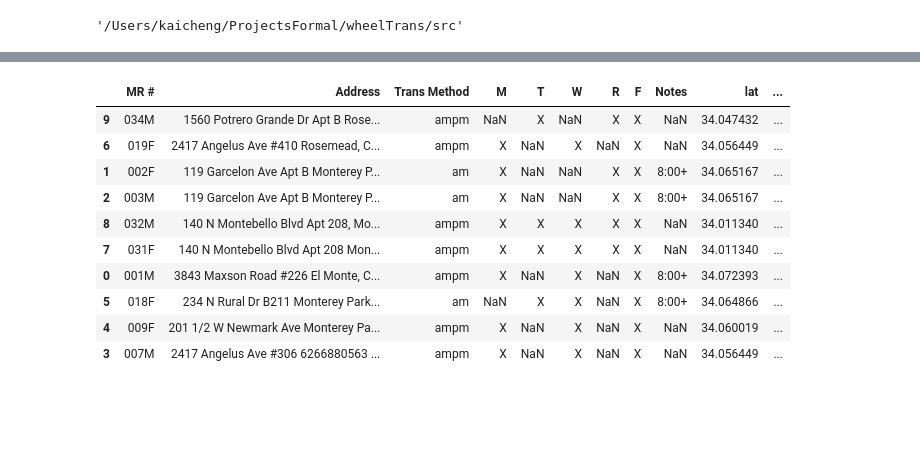
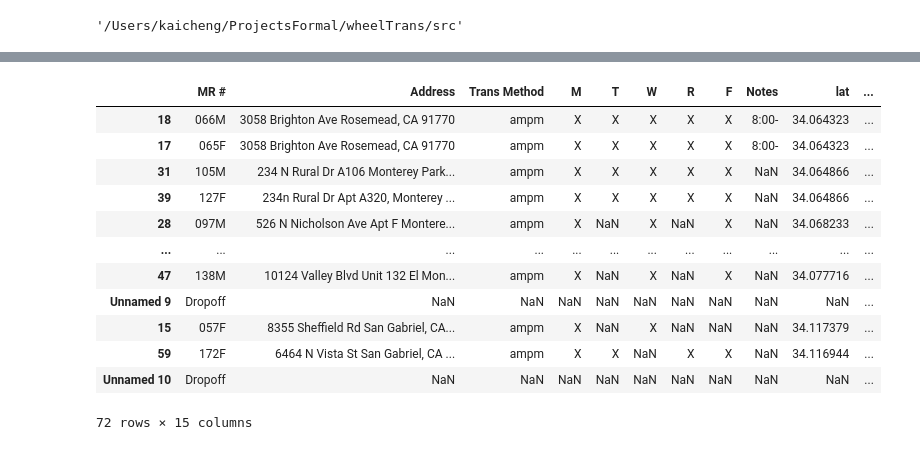
Before and after one commit to KC-Zhang/wheelTrans, a Jupyter notebook: src/wheeltrans/mainNotebook.ipynb, the cells around one changed output, grey strips where cells are left out. Saved outputs shown, nothing was run; the diff lists cells and outputs as text; code cells hidden in the pictures; blank space fills up the shorter version.

```diff
--- a/src/wheeltrans/mainNotebook.ipynb
+++ b/src/wheeltrans/mainNotebook.ipynb
@@ -86,7 +92,7 @@ waypoints = [origin, address1, address2, destination]
 # print(coordinates)
 # response = call_sync_api()
 # %%
-weekday = 'F' # 'M', 'T', 'W', 'R', 'F'
+weekday = 'M' # 'M', 'T', 'W', 'R', 'F'
 
 def handleInvalidAddress(df):
     print ("toDo")
@@ -97,7 +103,7 @@ handleInvalidAddress(df)
 attendingAMdf = df[df[weekday].notna() & (df['Trans Method'].isin(['am', 'ampm']))]
 cleanDf = attendingAMdf.loc[:, ['MR #','Address','Trans Method', 'M', 'T', 'W', 'R', 'F', 'Notes']]
 #dev short
-cleanDf = cleanDf[:10]
+# cleanDf = cleanDf[:10]
 cleanDf
 # %% [output]
 toDo
@@ -210,29 +263,45 @@ total_cost: 26.866666666666667
 # %%
-optimizedList = []
+import polyline
 
+optimizedList=[]
 for vehicleRoute in fleetOptimizationResponse.routes:
+    points = vehicleRoute.route_polyline.points
+    startingMarker = f'34.0623483,-118.0859541'
     for index, visit in enumerate(vehicleRoute.visits):
+        if not visit.is_pickup:
+            row = pandas.Series()
+            row.loc["order"]= index
+            row.loc["vehicle"]= vehicleRoute.vehicle_index or 0
+            row.loc['MR #'] = "Dropoff"
+            row.loc["arrival time"]= visit.start_time
+            if optimizedList[-1]['MR #'] != "Dropoff":
+                optimizedList.append(row)
+            continue
+
         shipmentId = visit.shipment_index or 0
         row = geocodedDf.loc[shipmentId].copy()
         row.loc["arrival time"]= visit.start_time
         row.loc["vehicle"]= vehicleRoute.vehicle_index or 0
         row.loc["order"]= index
+        row.loc["routePolyline"]= points
         optimizedList.append(row)
 
 optimizedDf = pandas.DataFrame(optimizedList)
 optimizedDf
 # %% [output]
 |  | MR # | Address | Trans Method | M | T | W | R | F | Notes | lat | ... |
-| 9 | 034M | 1560 Potrero Grande Dr Apt B Rose... | ampm | NaN | X | NaN | X | X | NaN | 34.047432 | ... |
-| 6 | 019F | 2417 Angelus Ave #410 Rosemead, C... | ampm | X | NaN | X | NaN | X | NaN | 34.056449 | ... |
-| 1 | 002F | 119 Garcelon Ave Apt B Monterey P... | am | X | NaN | NaN | X | X | 8:00+ | 34.065167 | ... |
-| 2 | 003M | 119 Garcelon Ave Apt B Monterey P... | am | X | NaN | NaN | X | X | 8:00+ | 34.065167 | ... |
-| 8 | 032M | 140 N Montebello Blvd Apt 208, Mo... | ampm | X | X | X | X | X | NaN | 34.011340 | ... |
-| 7 | 031F | 140 N Montebello Blvd Apt 208 Mon... | ampm | X | X | X | X | X | NaN | 34.011340 | ... |
-| 0 | 001M | 3843 Maxson Road #226 El Monte, C... | ampm | X | NaN | X | NaN | X | 8:00+ | 34.072393 | ... |
-| 5 | 018F | 234 N Rural Dr B211 Monterey Park... | am | NaN | X | X | NaN | X | 8:00+ | 34.064866 | ... |
-| 4 | 009F | 201 1/2 W Newmark Ave Monterey Pa... | ampm | X | NaN | X | NaN | X | NaN | 34.060019 | ... |
-| 3 | 007M | 2417 Angelus Ave #306 6266880563 ... | ampm | X | NaN | X | NaN | X | NaN | 34.056449 | ... |
+| 18 | 066M | 3058 Brighton Ave Rosemead, CA 91770 | ampm | X | X | X | X | X | 8:00- | 34.064323 | ... |
+| 17 | 065F | 3058 Brighton Ave Rosemead, CA 91770 | ampm | X | X | X | X | X | 8:00- | 34.064323 | ... |
+| 31 | 105M | 234 N Rural Dr A106 Monterey Park... | ampm | X | X | X | X | X | NaN | 34.064866 | ... |
+| 39 | 127F | 234n Rural Dr Apt A320, Monterey ... | ampm | X | X | X | X | X | NaN | 34.064866 | ... |
+| 28 | 097M | 526 N Nicholson Ave Apt F Montere... | ampm | X | NaN | X | NaN | X | NaN | 34.068233 | ... |
+| ... | ... | ... | ... | ... | ... | ... | ... | ... | ... | ... | ... |
+| 47 | 138M | 10124 Valley Blvd Unit 132 El Mon... | ampm | X | NaN | X | NaN | X | NaN | 34.077716 | ... |
+| Unnamed 9 | Dropoff | NaN | NaN | NaN | NaN | NaN | NaN | NaN | NaN | NaN | ... |
+| 15 | 057F | 8355 Sheffield Rd San Gabriel, CA... | ampm | X | NaN | X | NaN | NaN | NaN | 34.117379 | ... |
+| 59 | 172F | 6464 N Vista St San Gabriel, CA ... | ampm | X | X | NaN | X | X | NaN | 34.116944 | ... |
+| Unnamed 10 | Dropoff | NaN | NaN | NaN | NaN | NaN | NaN | NaN | NaN | NaN | ... |
+72 rows × 15 columns
 # %%
 import polyline
 from PIL import Image, ImageDraw, ImageFont, ImageOps
```
Also changed, not shown: parts of 8 cells of this notebook, 2 other files.
